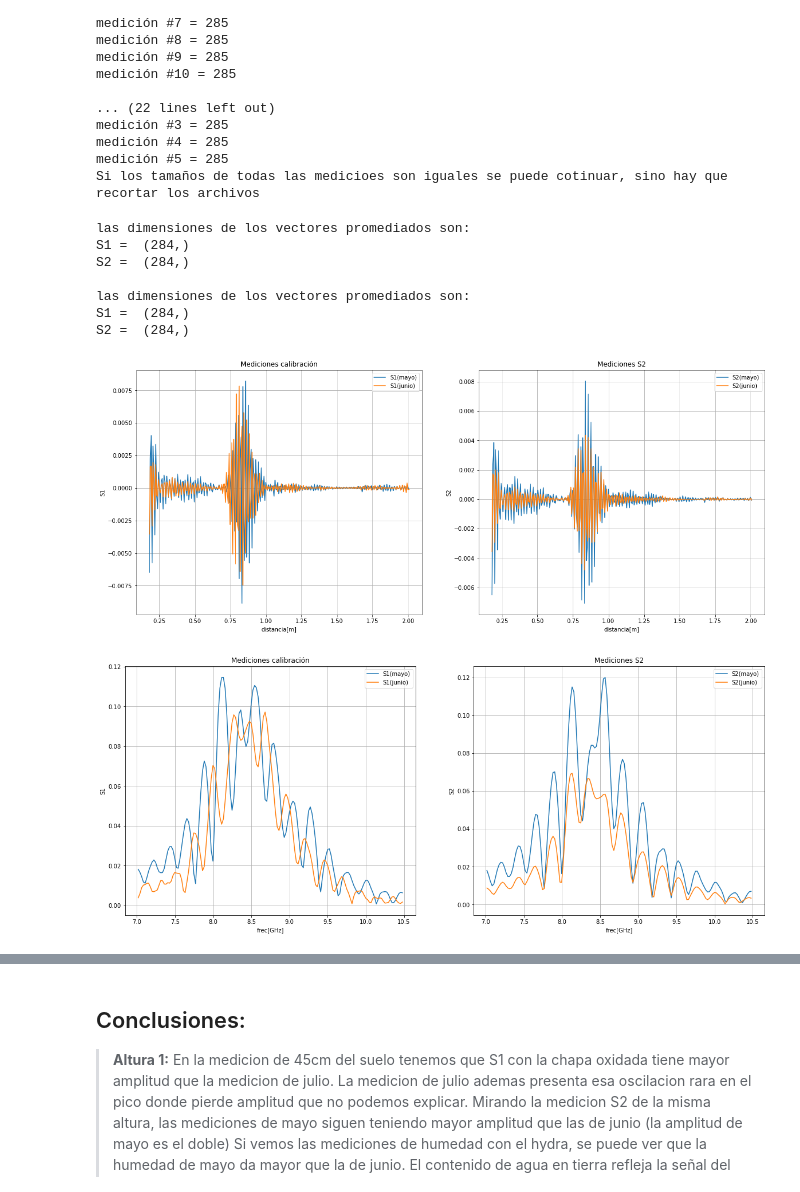
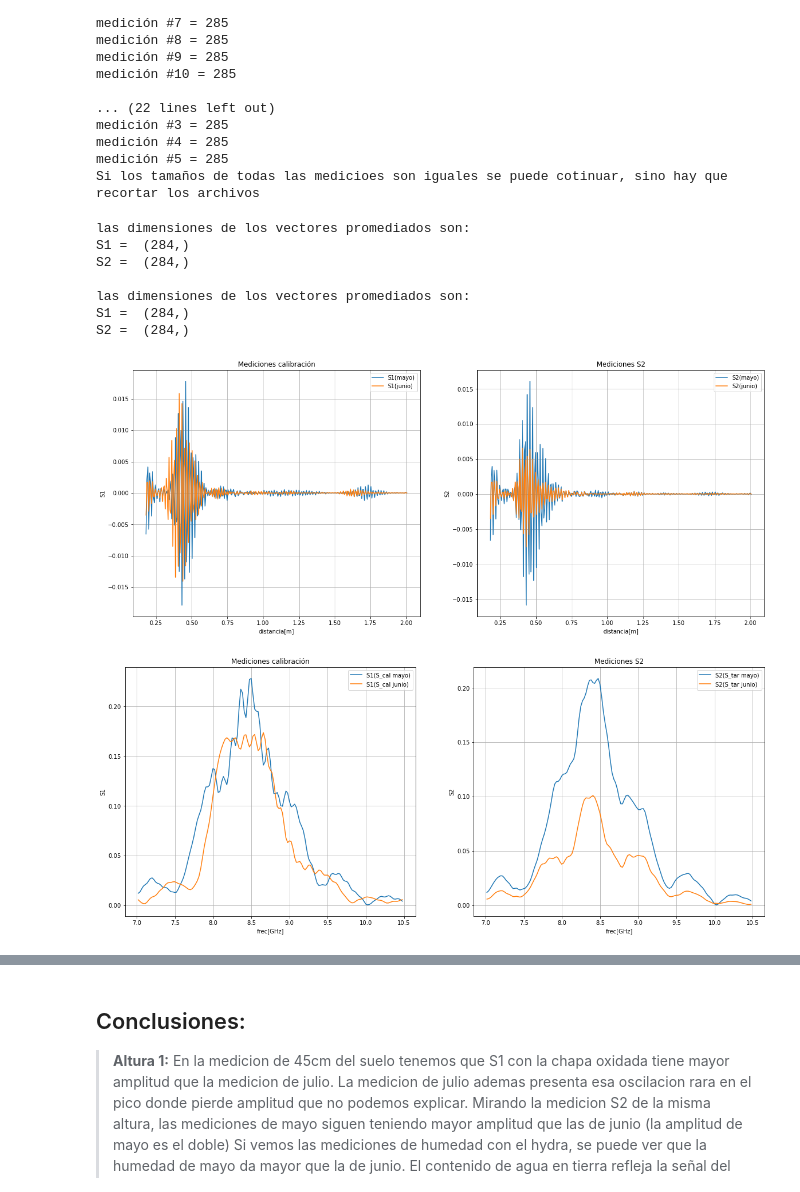
Before and after one commit to Coraline-github/tesis, a Jupyter notebook: comparacion de mediciones.ipynb, the cells around one changed output, grey strips where cells are left out. Cells and saved outputs as stored; diff of their text form; code cells hidden in the pictures.

```diff
--- a/comparacion de mediciones.ipynb
+++ b/comparacion de mediciones.ipynb
@@ -33,7 +35,7 @@ alturas = ['1','2','3','4']
 Ds = ['45cm', '65cm', '85cm']
 
 #los "numeros" validos son 1, 2, 3
-Numero = 3
+Numero = 1
 altura = alturas[Numero]
 D= Ds[Numero-1]
 # %%
@@ -281,7 +283,7 @@ S2 =  (284,)
 las dimensiones de los vectores promediados son:
 S1 =  (284,)
 S2 =  (284,)
-[figure, old version]
+[figure, new version]
 # %%
 #Transformo fourier
 Nfft= 1024
@@ -310,23 +312,23 @@ f_norm = f_pos/1e9 # frec >0 normalizada en GHz
 # %%
 #Graficos
 fig , ax = plt.subplots(nrows=1, ncols=2, figsize=(20,8))
 
-ax[0].plot(f_norm,np.abs(S11_fft[start:end]),label='S1(mayo)')
-ax[0].plot(f_norm,np.abs(S12_fft[start:end]),label='S1(junio)')
+ax[0].plot(f_norm,np.abs(S11_fft[start:end]),label='S1(S_cal mayo)')
+ax[0].plot(f_norm,np.abs(S12_fft[start:end]),label='S1(S_cal junio)')
 ax[0].grid('on')
 ax[0].set_xlabel('frec[GHz]')
 ax[0].set_ylabel('S1')
 ax[0].set_title('Mediciones calibración')
 ax[0].legend(loc="best")
 
-ax[1].plot(f_norm,np.abs(S21_fft[start:end]),label='S2(mayo)')
-ax[1].plot(f_norm,np.abs(S22_fft[start:end]),label='S2(junio)')
+ax[1].plot(f_norm,np.abs(S21_fft[start:end]),label='S2(S_tar mayo)')
+ax[1].plot(f_norm,np.abs(S22_fft[start:end]),label='S2(S_tar junio)')
 ax[1].grid('on')
 ax[1].set_xlabel('frec[GHz]')
 ax[1].set_ylabel('S2')
 ax[1].set_title('Mediciones S2')
 ax[1].legend(loc="best")
 
 plt.show()
 # %% [output]
-[figure, old version]
+[figure, new version]
```
Also changed, not shown: parts of 5 cells of this notebook, 7 other files.
